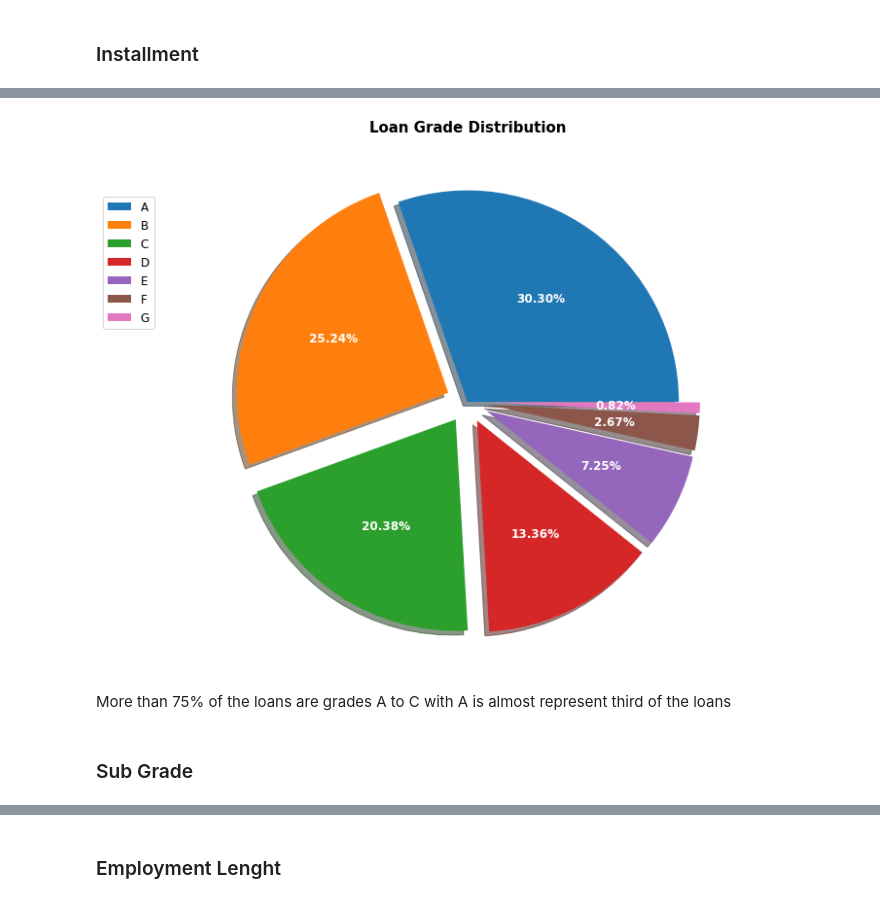
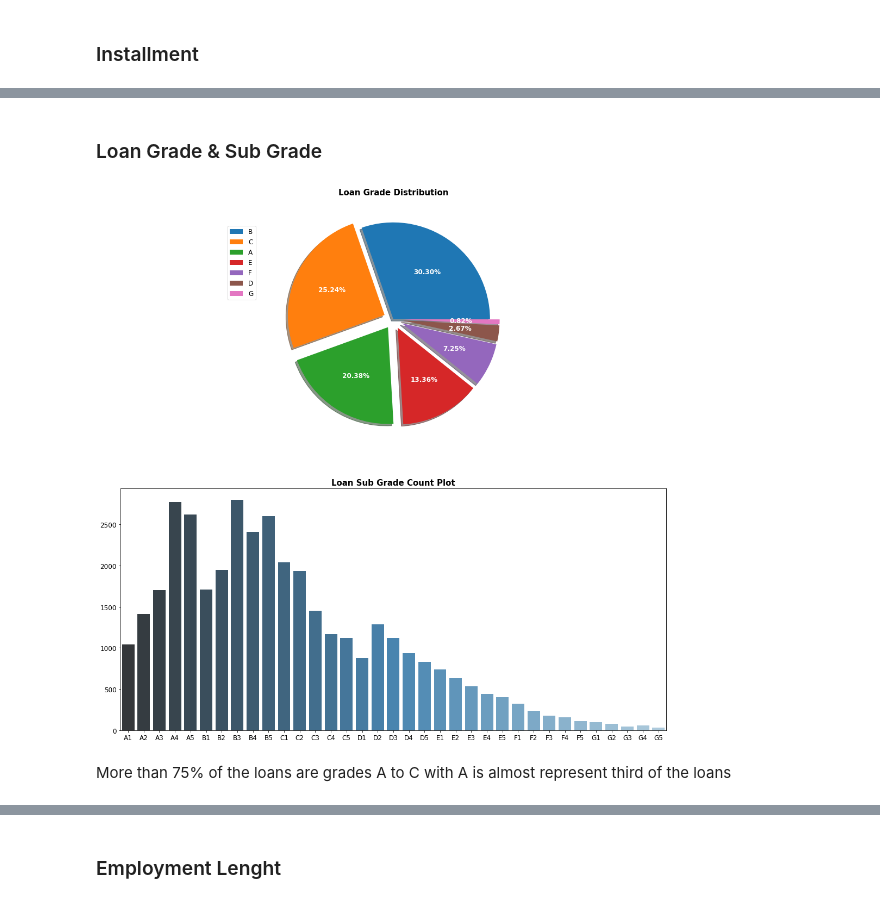
Before and after one commit to npalupunoori/LendingClubCaseStudy, a Jupyter notebook: Naren_Reddy_Palupunoori.ipynb, the cells around one changed output, grey strips where cells are left out. Saved outputs shown, nothing was run; the diff lists cells and outputs as text; code cells hidden in the pictures.

```diff
--- a/Naren_Reddy_Palupunoori.ipynb
+++ b/Naren_Reddy_Palupunoori.ipynb
@@ -477,0 +429,2 @@ plt.show()
+# %% [markdown]
+### Loan Grade & Sub Grade
@@ -478,19 +433,27 @@ plt.show()
 # %%
-plt.figure(figsize=(18,10))
+plt.figure(figsize=(18,18))
 
+plt.subplot(2,1,1)
 size = loan['grade'].value_counts().tolist()
 labels = loan.grade.unique().tolist()
-labels.sort()
 explode = [0, 0.1, 0.1, 0.1, 0.1, 0.1, 0.1]
 plt.pie(size, explode = explode, shadow = True, autopct = '%.2f%%',
        textprops={'color': 'w', 'fontsize' : 12, 'fontweight' : 'bold'})
 plt.title('Loan Grade Distribution', fontsize = 15, fontweight = 'bold')
 plt.legend(labels, bbox_to_anchor=(-0.2,0.9), prop={'size': 12}, loc="upper left")
 plt.axis('off')
+
+plt.subplot(2,1,2)
+order = loan['sub_grade'].unique().tolist()
+order.sort()
+palette = sns.color_palette("Blues_d", n_colors=35)
+palette.reverse()
+sns.countplot(x = 'sub_grade', data = loan, order = order, palette = palette).set(xlabel = None, ylabel = None)
+plt.title('Loan Sub Grade Count Plot', fontweight="bold", fontsize = 15)
+plt.xticks(fontsize = 12)
+plt.yticks(fontsize=12)
 plt.show()
 # %% [output]
-[figure, old version]
+[figure, new version]
 # %% [markdown]
 More than 75% of the loans are grades A to C with A is almost represent third of the loans
-# %% [markdown]
-### Sub Grade
```
Also changed, not shown: parts of 55 cells of this notebook.
